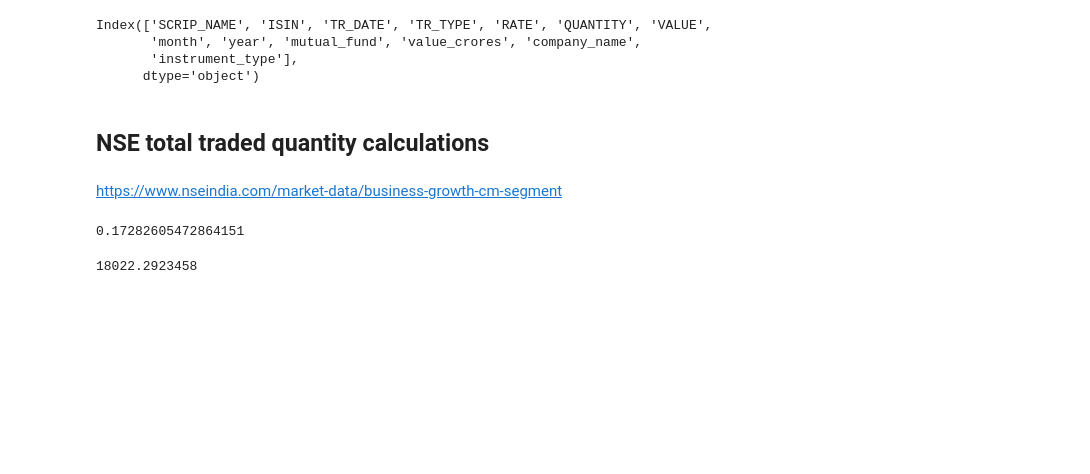
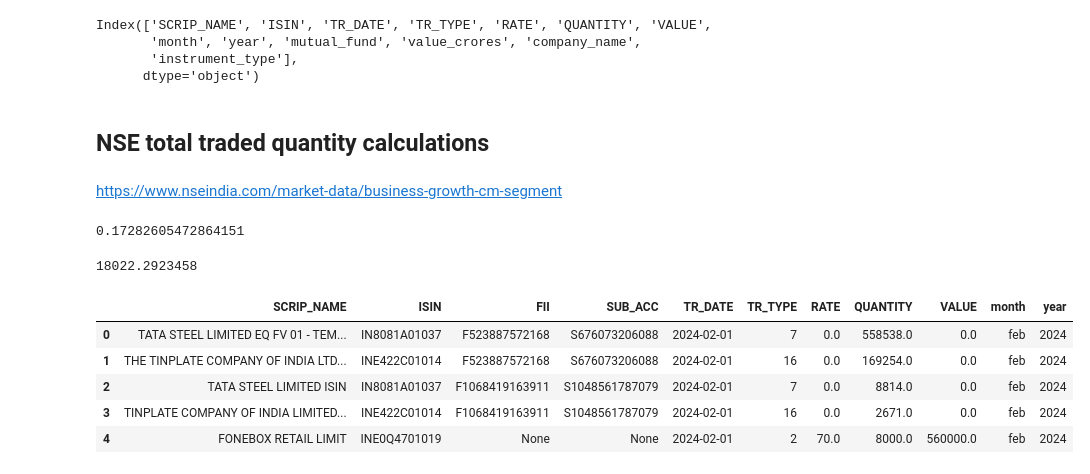
Before and after one commit to shettysandeep/nsdl-fpi, a Jupyter notebook: nsdl_data.ipynb, the cells around one changed output. Cells and saved outputs as stored; diff of their text form; code cells hidden in the pictures; blank space fills up the shorter version.

Commit message:
add FPI Ids to data

```diff
--- a/nsdl_data.ipynb
+++ b/nsdl_data.ipynb
@@ -221,0 +259,11 @@ fpi_bough_sold_shares / 10000000
+# %%
+dt1 = pq.read_table("fpi_data/fpi_id_2024_2025.parquet").to_pandas()
+# %%
+dt1.head()
+# %% [output]
+|  | SCRIP_NAME | ISIN | FII | SUB_ACC | TR_DATE | TR_TYPE | RATE | QUANTITY | VALUE | month | year |
+| 0 | TATA STEEL LIMITED EQ FV 01 - TEM... | IN8081A01037 | F523887572168 | S676073206088 | 2024-02-01 | 7 | 0.0 | 558538.0 | 0.0 | feb | 2024 |
+| 1 | THE TINPLATE COMPANY OF INDIA LTD... | INE422C01014 | F523887572168 | S676073206088 | 2024-02-01 | 16 | 0.0 | 169254.0 | 0.0 | feb | 2024 |
+| 2 | TATA STEEL LIMITED ISIN | IN8081A01037 | F1068419163911 | S1048561787079 | 2024-02-01 | 7 | 0.0 | 8814.0 | 0.0 | feb | 2024 |
+| 3 | TINPLATE COMPANY OF INDIA LIMITED... | INE422C01014 | F1068419163911 | S1048561787079 | 2024-02-01 | 16 | 0.0 | 2671.0 | 0.0 | feb | 2024 |
+| 4 | FONEBOX RETAIL LIMIT | INE0Q4701019 | None | None | 2024-02-01 | 2 | 70.0 | 8000.0 | 560000.0 | feb | 2024 |
```
Also changed, not shown: parts of 12 cells of this notebook, 1 other file.
